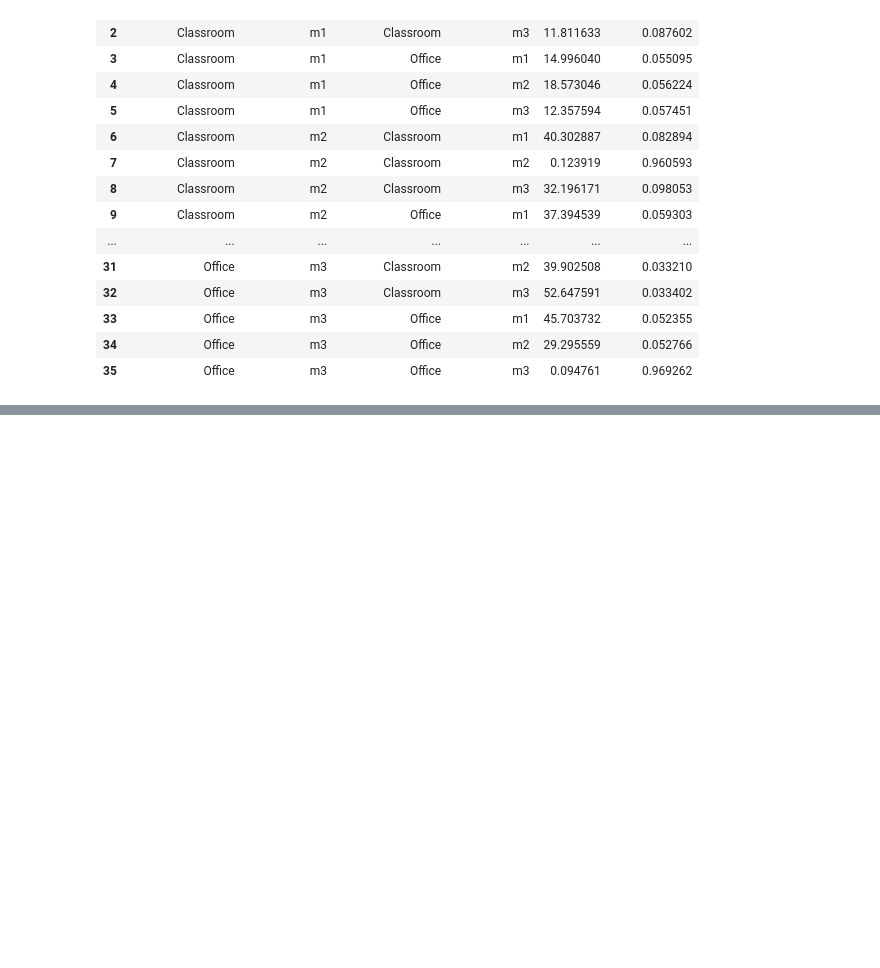
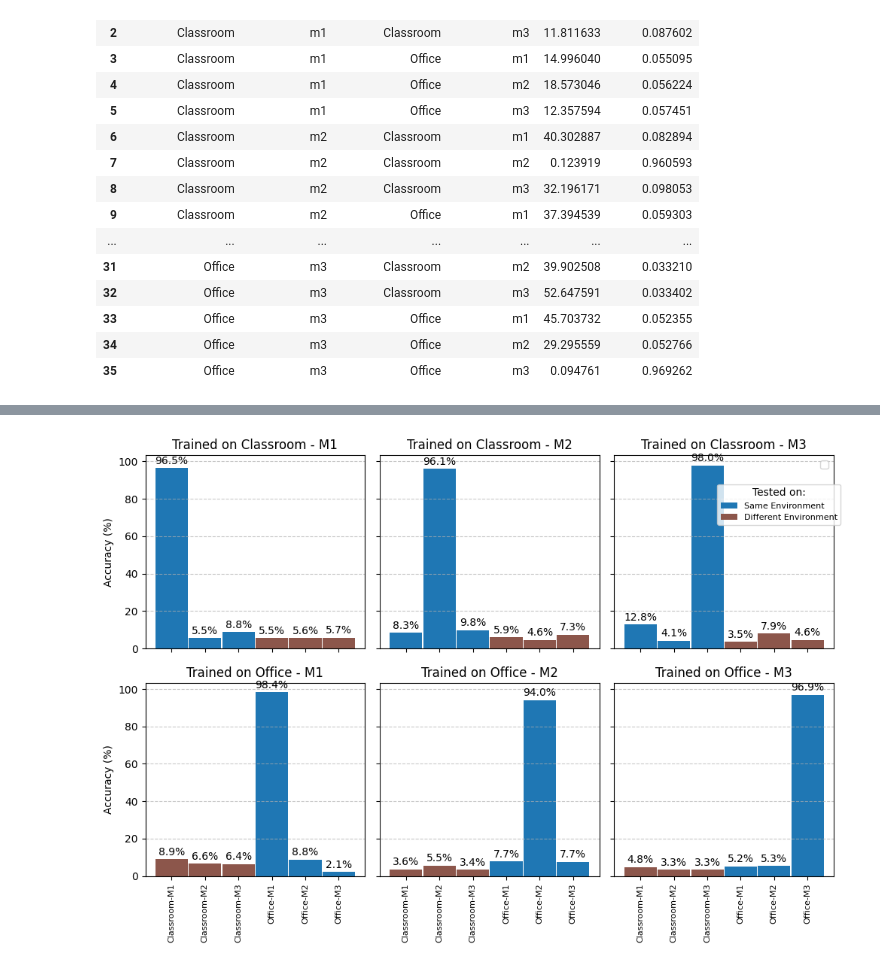
Before and after one commit to diogoalves/SiMWiSense, a Jupyter notebook: Scripts/05-Avalia-fine_grained.ipynb, the cells around one changed output, grey strips where cells are left out. Drawn from its saved outputs; the diff is of its cells as text; code cells hidden in the pictures; blank space fills up the shorter version.

```diff
--- a/Scripts/05-Avalia-fine_grained.ipynb
+++ b/Scripts/05-Avalia-fine_grained.ipynb
@@ -253,0 +289,68 @@ plot_all(results_df)
+# %%
+def plot_all(df):
+    # Configurações
+    train_environments = ['Classroom', 'Office']
+    train_monitors = ['m1', 'm2', 'm3']
+    test_environments = ['Classroom', 'Office']
+    test_monitors = ['m1', 'm2', 'm3']
+    colors = {'Same Environment': '#1f77b4', 'Different Environment': '#8c564b'}
+
+    bar_width = 0.5
+    x = np.arange(len(train_monitors))
+    rows = len(train_environments)
+    cols = len(train_monitors)
+
+    fig, axs = plt.subplots(rows, cols, figsize=(10, 3.5*rows), sharex=True, sharey=True)
+
+    added_labels = set()
+    xticks = []
+    xtick_labels = ['Classroom-M1', 'Classroom-M2', 'Classroom-M3', 'Office-M1', 'Office-M2', 'Office-M3']
+
+    for row_index in range(rows):
+      for col_index in range(cols):
+        train_environment = train_environments[row_index]
+        train_monitor = train_monitors[col_index]
+        axs[row_index, col_index].set_title(f'Trained on {train_environments[row_index]} - {train_monitors[col_index].upper()}')
+        if col_index == 0:
+          axs[row_index, col_index].set_ylabel('Accuracy (%)')
+        if col_index == cols - 1 and row_index == 0:
+          axs[row_index, col_index].legend()
+        axs[row_index, col_index].grid(axis='y', linestyle='--', alpha=0.7)
+        for test_environment_index in range(len(test_environments)):
+          for test_monitor_index in range(len(test_monitors)):
+            test_environment = test_environments[test_environment_index]
+            test_monitor = test_monitors[test_monitor_index]
+            env_type = 'Same Environment' if train_environment == test_environment else 'Different Environment'
+
+            accuracy = df[
+                        (df['train_environments'] == train_environment)
+                        & (df['train_monitors'] == train_monitor)
+                        & (df['test_environments'] == test_environment)
+                        & (df['test_monitors'] == test_monitor)
+                    ]['final_accuracy'].item() * 100
+
+            label = env_type if env_type not in added_labels else None
+            if label:
+                added_labels.add(env_type)
+
+            color = colors[env_type]
+            x_pos = test_monitor_index * bar_width + 3 * test_environment_index * bar_width
+            xticks.append(x_pos)
+            bars = axs[row_index, col_index].bar(x_pos, accuracy, width=bar_width*0.97, label=label, color=color)
+            for bar in bars:
+              height = bar.get_height()
+              axs[row_index, col_index].text(bar.get_x() + bar.get_width()/2, height + 1, f'{height:.1f}%', ha='center', va='bottom', fontsize=10)
+        axs[row_index, col_index].set_xticks(xticks)
+        axs[row_index, col_index].set_xticklabels(xtick_labels, fontsize=8, rotation=90)
+        xticks = []
+
+    handles, labels = axs[0, 0].get_legend_handles_labels()
+    fig.legend(handles, labels, loc='upper right',  bbox_to_anchor=(1, 0.9), fontsize=8, title='Tested on:')
+
+    plt.tight_layout()
+    plt.savefig('SAIDAS/05-results_fine_grained_on_untrained_monitors.png', dpi=300, bbox_inches='tight')
+    plt.show()
+
+plot_all(df)
+# %% [output]
+[figure, added]
```
Also changed, not shown: parts of 3 cells of this notebook, 14 other files.
